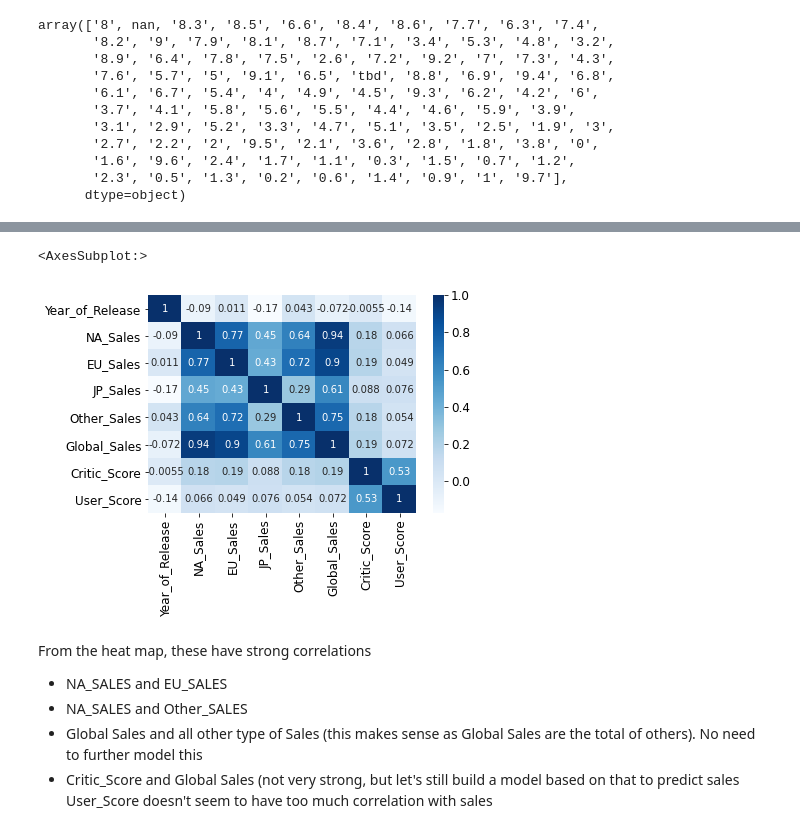
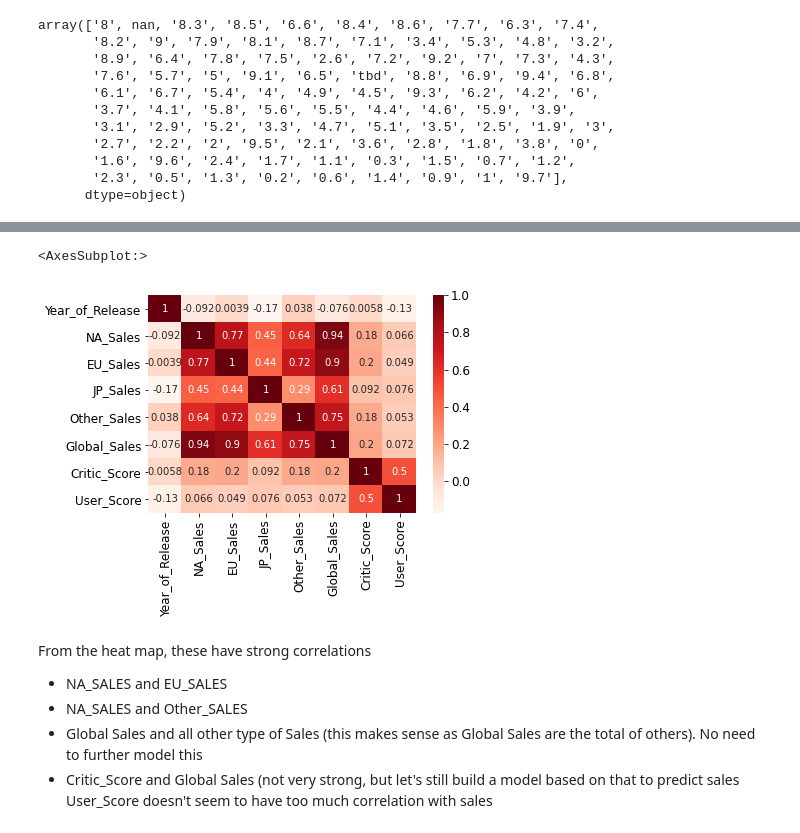
Before and after one commit to tzhang900/ds_capstone, a Jupyter notebook: project/videogames.ipynb, the cells around one changed output, grey strips where cells are left out. Saved outputs shown, nothing was run; the diff lists cells and outputs as text; code cells hidden in the pictures.

Commit message:
stage check in

```diff
--- a/project/videogames.ipynb
+++ b/project/videogames.ipynb
@@ -66,3 +94,7 @@ dtype: int64
 games.drop(['Developer'] ,inplace =True, axis =1)
 games.drop(['Critic_Count'] ,inplace =True, axis =1)
 games.drop(['User_Count'] ,inplace =True, axis =1)
+games.drop(['Name'], inplace=True, axis = 1)
+# drop a bit more for dummy analysis
+#games.drop(['Rating'], inplace=True, axis = 1)
+games.drop(['Publisher'], inplace=True, axis = 1)
@@ -69,4 +114,8 @@ games.drop(['User_Count'] ,inplace =True, axis =1)
 # %%
-# 2. fill default value
-games['Rating'] = games['Rating'].fillna("Unknown")
-games['Publisher'] = games['Publisher'].fillna("Unknown")
+# 2 and 3 fill default value
+# AO has only 1 game, which sales extremly too well (GTA 4), let's put it into M cateogry which was its initial rating
+# Also K-A (Kid to Aldut) is the same as E (everyone)
+games['Rating'] = games['Rating'].replace("AO", "M")
+games['Rating'] = games['Rating'].replace("K-A", "E")
+games['Rating'] = games['Rating'].fillna("RP")
+#games['Publisher'] = games['Publisher'].fillna("Other")
@@ -108,5 +171,4 @@ array(['8', nan, '8.3', '8.5', '6.6', '8.4', '8.6', '7.7', '6.3', '7.4',
 # %%
-# Drop row with 'nan' or 'tbd' score
-games = games[games.User_Score != 'tbd']
-#games.dropna(subset = ["User_Score"], inplace=True)
+# 4.3 Replace'tbd' with nan
+games['User_Score'] = games['User_Score'].replace('tbd', np.nan)
 # %%
@@ -136,8 +216,9 @@ sns.heatmap(games.corr(), vmax=1, square=True)
 # %%
-sns.heatmap(games.corr(),annot=True,cmap='Blues', fmt='.2g')
+# check correlation between features
+sns.heatmap(games.corr(),annot=True,cmap='Reds', fmt='.2g')
 # %% [output]
 <AxesSubplot:>
-[figure, old version]
+[figure, new version]
 # %% [markdown]
 From the heat map, these have strong correlations
 - NA_SALES and EU_SALES
```
Also changed, not shown: parts of 51 cells of this notebook.
